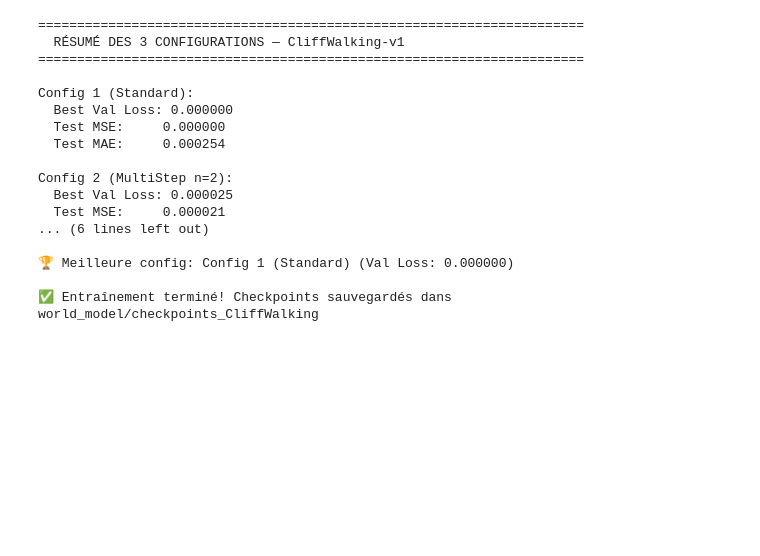
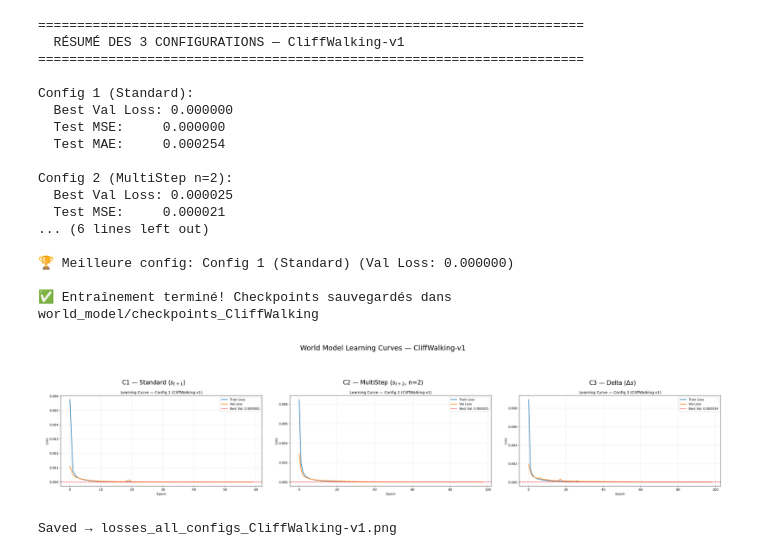
Before and after one commit to nouhailanok/Precedence-Estimation, a Jupyter notebook: world_model/world_model_CliffWalking.ipynb, the cells around one changed output. Cells and saved outputs as stored; diff of their text form; code cells hidden in the pictures; blank space fills up the shorter version.

Commit message:
combined plot dan wm cliffwalking

```diff
--- a/world_model/world_model_CliffWalking.ipynb
+++ b/world_model/world_model_CliffWalking.ipynb
@@ -557,3 +557,32 @@ Config 2 (MultiStep n=2):
 🏆 Meilleure config: Config 1 (Standard) (Val Loss: 0.000000)
 
 ✅ Entraînement terminé! Checkpoints sauvegardés dans world_model/checkpoints_CliffWalking
+# %%
+import matplotlib.pyplot as plt
+import matplotlib.image as mpimg
+import os
+
+img_c1 = mpimg.imread(os.path.join(PLOT_DIR, "losses_config1_CliffWalking-v1.png"))
+img_c2 = mpimg.imread(os.path.join(PLOT_DIR, "losses_config2_CliffWalking-v1.png"))
+img_c3 = mpimg.imread(os.path.join(PLOT_DIR, "losses_config3_CliffWalking-v1.png"))
+
+fig, axes = plt.subplots(1, 3, figsize=(18, 5))
+fig.suptitle("World Model Learning Curves — CliffWalking-v1", fontsize=13)
+
+for ax, img, title in zip(axes,
+                           [img_c1, img_c2, img_c3],
+                           ["C1 — Standard ($s_{t+1}$)",
+                            "C2 — MultiStep ($s_{t+2}$, n=2)",
+                            "C3 — Delta ($\\Delta s$)"]):
+    ax.imshow(img)
+    ax.set_title(title, fontsize=11)
+    ax.axis("off")
+
+plt.tight_layout()
+plt.savefig(os.path.join(PLOT_DIR, "losses_all_configs_CliffWalking-v1.png"),
+            dpi=150, bbox_inches="tight")
+plt.show()
+print("Saved → losses_all_configs_CliffWalking-v1.png")
+# %% [output]
+[figure, added]
+Saved → losses_all_configs_CliffWalking-v1.png
```
Also changed, not shown: 1 other file.
